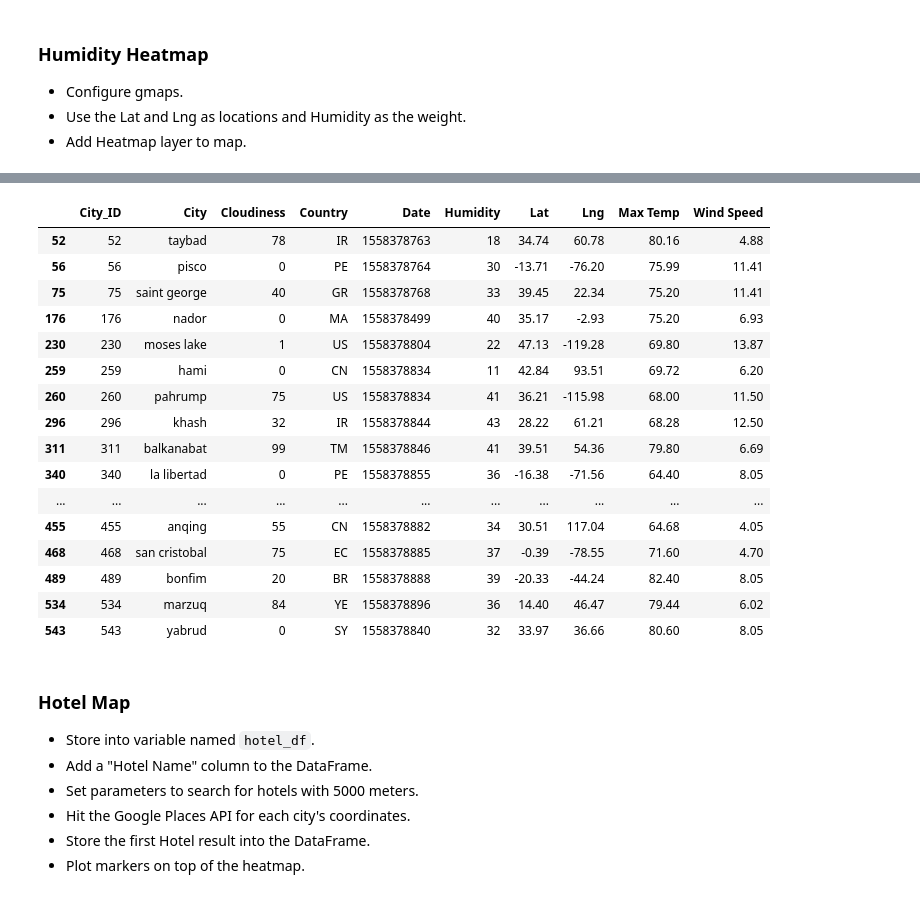
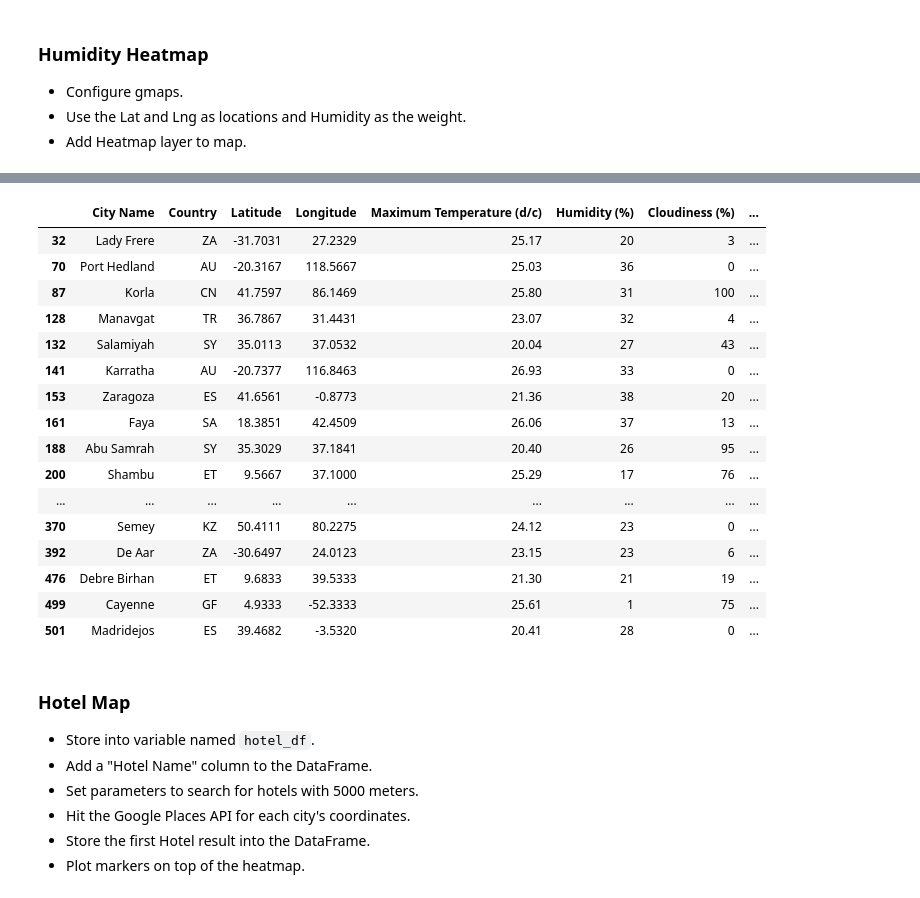
Before and after one commit to Carly-Jane/Python_API_Homework_Carly_Wieland, a Jupyter notebook: starter_code/VacationPy.ipynb, the cells around one changed output, grey strips where cells are left out. Drawn from its saved outputs; the diff is of its cells as text; code cells hidden in the pictures.

```diff
--- a/starter_code/VacationPy.ipynb
+++ b/starter_code/VacationPy.ipynb
@@ -69,0 +51,3 @@ draft_cities_df
+# %%
+new_cities_df = pd.read_csv("../output_data/carlys_cities.csv")
+new_cities_df
@@ -104,33 +87,33 @@ draft_cities_df.head(10)
 # %%
 # Carlys Personal Criteria
 # Humidity less than 45%
 # max temperature lower than 28 degrees but higher than 18.
 # wind speed less than 15 kph.
 # ** Drop any rows that don't contain all three conditions. You want to be sure the weather is ideal.
 
-holiday_destinations_df = draft_cities_df[(draft_cities_df["Humidity"] < 45) &
-                                            (draft_cities_df["Wind Speed"] < 15) &
-                                            (draft_cities_df["Max Temp"] < 84) &
-                                            (draft_cities_df["Max Temp"] > 64)]
+holiday_destinations_df = new_cities_df[(new_cities_df["Humidity (%)"] < 40) &
+                                            (new_cities_df["Wind Speed (km/h)"] < 15) &
+                                            (new_cities_df["Maximum Temperature (d/c)"] < 27) &
+                                            (new_cities_df["Maximum Temperature (d/c)"] > 20)]
 holiday_destinations_df
 # %% [output]
-|  | City_ID | City | Cloudiness | Country | Date | Humidity | Lat | Lng | Max Temp | Wind Speed |
-| 52 | 52 | taybad | 78 | IR | 1558378763 | 18 | 34.74 | 60.78 | 80.16 | 4.88 |
-| 56 | 56 | pisco | 0 | PE | 1558378764 | 30 | -13.71 | -76.20 | 75.99 | 11.41 |
-| 75 | 75 | saint george | 40 | GR | 1558378768 | 33 | 39.45 | 22.34 | 75.20 | 11.41 |
-| 176 | 176 | nador | 0 | MA | 1558378499 | 40 | 35.17 | -2.93 | 75.20 | 6.93 |
-| 230 | 230 | moses lake | 1 | US | 1558378804 | 22 | 47.13 | -119.28 | 69.80 | 13.87 |
-| 259 | 259 | hami | 0 | CN | 1558378834 | 11 | 42.84 | 93.51 | 69.72 | 6.20 |
-| 260 | 260 | pahrump | 75 | US | 1558378834 | 41 | 36.21 | -115.98 | 68.00 | 11.50 |
-| 296 | 296 | khash | 32 | IR | 1558378844 | 43 | 28.22 | 61.21 | 68.28 | 12.50 |
-| 311 | 311 | balkanabat | 99 | TM | 1558378846 | 41 | 39.51 | 54.36 | 79.80 | 6.69 |
-| 340 | 340 | la libertad | 0 | PE | 1558378855 | 36 | -16.38 | -71.56 | 64.40 | 8.05 |
-| ... | ... | ... | ... | ... | ... | ... | ... | ... | ... | ... |
-| 455 | 455 | anqing | 55 | CN | 1558378882 | 34 | 30.51 | 117.04 | 64.68 | 4.05 |
-| 468 | 468 | san cristobal | 75 | EC | 1558378885 | 37 | -0.39 | -78.55 | 71.60 | 4.70 |
-| 489 | 489 | bonfim | 20 | BR | 1558378888 | 39 | -20.33 | -44.24 | 82.40 | 8.05 |
-| 534 | 534 | marzuq | 84 | YE | 1558378896 | 36 | 14.40 | 46.47 | 79.44 | 6.02 |
-| 543 | 543 | yabrud | 0 | SY | 1558378840 | 32 | 33.97 | 36.66 | 80.60 | 8.05 |
+|  | City Name | Country | Latitude | Longitude | Maximum Temperature (d/c) | Humidity (%) | Cloudiness (%) | ... |
+| 32 | Lady Frere | ZA | -31.7031 | 27.2329 | 25.17 | 20 | 3 | ... |
+| 70 | Port Hedland | AU | -20.3167 | 118.5667 | 25.03 | 36 | 0 | ... |
+| 87 | Korla | CN | 41.7597 | 86.1469 | 25.80 | 31 | 100 | ... |
+| 128 | Manavgat | TR | 36.7867 | 31.4431 | 23.07 | 32 | 4 | ... |
+| 132 | Salamiyah | SY | 35.0113 | 37.0532 | 20.04 | 27 | 43 | ... |
+| 141 | Karratha | AU | -20.7377 | 116.8463 | 26.93 | 33 | 0 | ... |
+| 153 | Zaragoza | ES | 41.6561 | -0.8773 | 21.36 | 38 | 20 | ... |
+| 161 | Faya | SA | 18.3851 | 42.4509 | 26.06 | 37 | 13 | ... |
+| 188 | Abu Samrah | SY | 35.3029 | 37.1841 | 20.40 | 26 | 95 | ... |
+| 200 | Shambu | ET | 9.5667 | 37.1000 | 25.29 | 17 | 76 | ... |
+| ... | ... | ... | ... | ... | ... | ... | ... | ... |
+| 370 | Semey | KZ | 50.4111 | 80.2275 | 24.12 | 23 | 0 | ... |
+| 392 | De Aar | ZA | -30.6497 | 24.0123 | 23.15 | 23 | 6 | ... |
+| 476 | Debre Birhan | ET | 9.6833 | 39.5333 | 21.30 | 21 | 19 | ... |
+| 499 | Cayenne | GF | 4.9333 | -52.3333 | 25.61 | 1 | 75 | ... |
+| 501 | Madridejos | ES | 39.4682 | -3.5320 | 20.41 | 28 | 0 | ... |
 # %% [markdown]
 ### Hotel Map
 * Store into variable named `hotel_df`.
```
Also changed, not shown: parts of 11 cells of this notebook, 3 other files.
